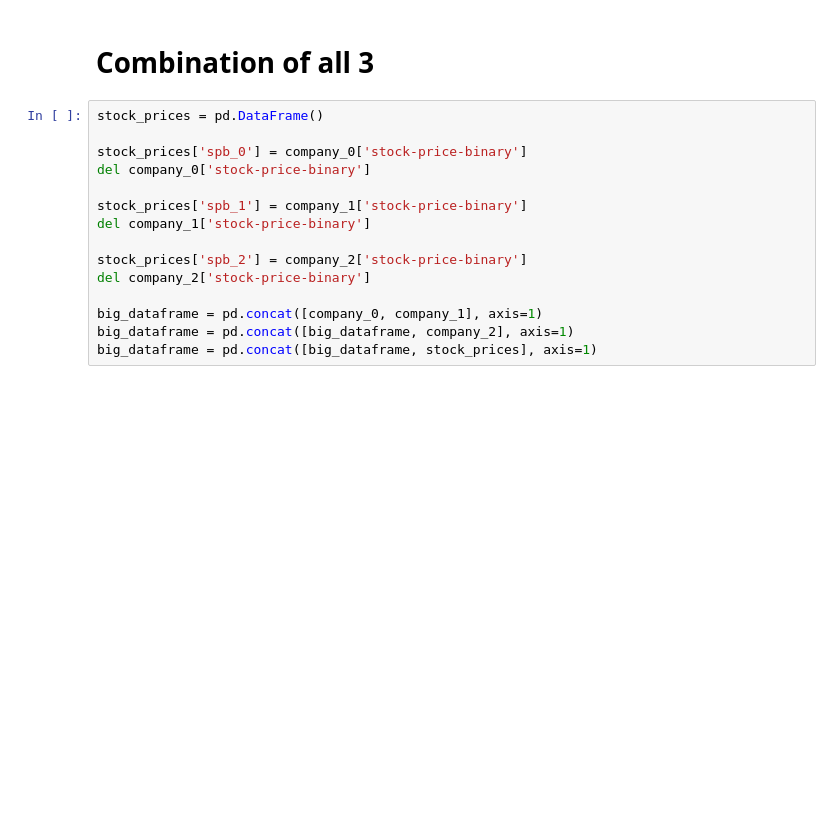
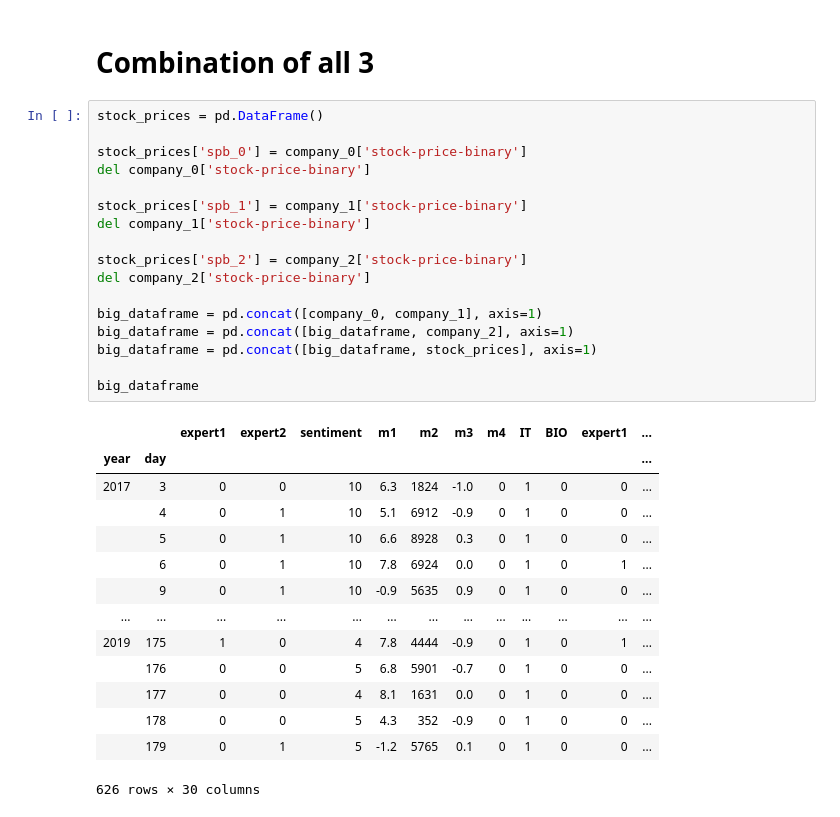
Before and after one commit to Abeldewit/BeatTheMarket, a Jupyter notebook: DLAssignment1.ipynb, the cells around one changed output. Cells and saved outputs as stored; diff of their text form; blank space fills up the shorter version.

```diff
--- a/DLAssignment1.ipynb
+++ b/DLAssignment1.ipynb
@@ -229,18 +227,35 @@ F1 score: 0.555556
 # %%
 stock_prices = pd.DataFrame()
 
 stock_prices['spb_0'] = company_0['stock-price-binary']
 del company_0['stock-price-binary']
 
 stock_prices['spb_1'] = company_1['stock-price-binary']
 del company_1['stock-price-binary']
 
 stock_prices['spb_2'] = company_2['stock-price-binary']
 del company_2['stock-price-binary']
 
 big_dataframe = pd.concat([company_0, company_1], axis=1)
 big_dataframe = pd.concat([big_dataframe, company_2], axis=1)
 big_dataframe = pd.concat([big_dataframe, stock_prices], axis=1)
+
+big_dataframe
+# %% [output]
+|  |  | expert1 | expert2 | sentiment | m1 | m2 | m3 | m4 | IT | BIO | expert1 | ... |
+| year | day |  |  |  |  |  |  |  |  |  |  | ... |
+| 2017 | 3 | 0 | 0 | 10 | 6.3 | 1824 | -1.0 | 0 | 1 | 0 | 0 | ... |
+|  | 4 | 0 | 1 | 10 | 5.1 | 6912 | -0.9 | 0 | 1 | 0 | 0 | ... |
+|  | 5 | 0 | 1 | 10 | 6.6 | 8928 | 0.3 | 0 | 1 | 0 | 0 | ... |
+|  | 6 | 0 | 1 | 10 | 7.8 | 6924 | 0.0 | 0 | 1 | 0 | 1 | ... |
+|  | 9 | 0 | 1 | 10 | -0.9 | 5635 | 0.9 | 0 | 1 | 0 | 0 | ... |
+| ... | ... | ... | ... | ... | ... | ... | ... | ... | ... | ... | ... | ... |
+| 2019 | 175 | 1 | 0 | 4 | 7.8 | 4444 | -0.9 | 0 | 1 | 0 | 1 | ... |
+|  | 176 | 0 | 0 | 5 | 6.8 | 5901 | -0.7 | 0 | 1 | 0 | 0 | ... |
+|  | 177 | 0 | 0 | 4 | 8.1 | 1631 | 0.0 | 0 | 1 | 0 | 0 | ... |
+|  | 178 | 0 | 0 | 5 | 4.3 | 352 | -0.9 | 0 | 1 | 0 | 0 | ... |
+|  | 179 | 0 | 1 | 5 | -1.2 | 5765 | 0.1 | 0 | 1 | 0 | 0 | ... |
+626 rows × 30 columns
 # %%
 scaler = MinMaxScaler()
 scaled = scaler.fit_transform(big_dataframe)
```
Also changed, not shown: parts of 6 cells of this notebook, 5 other files.
